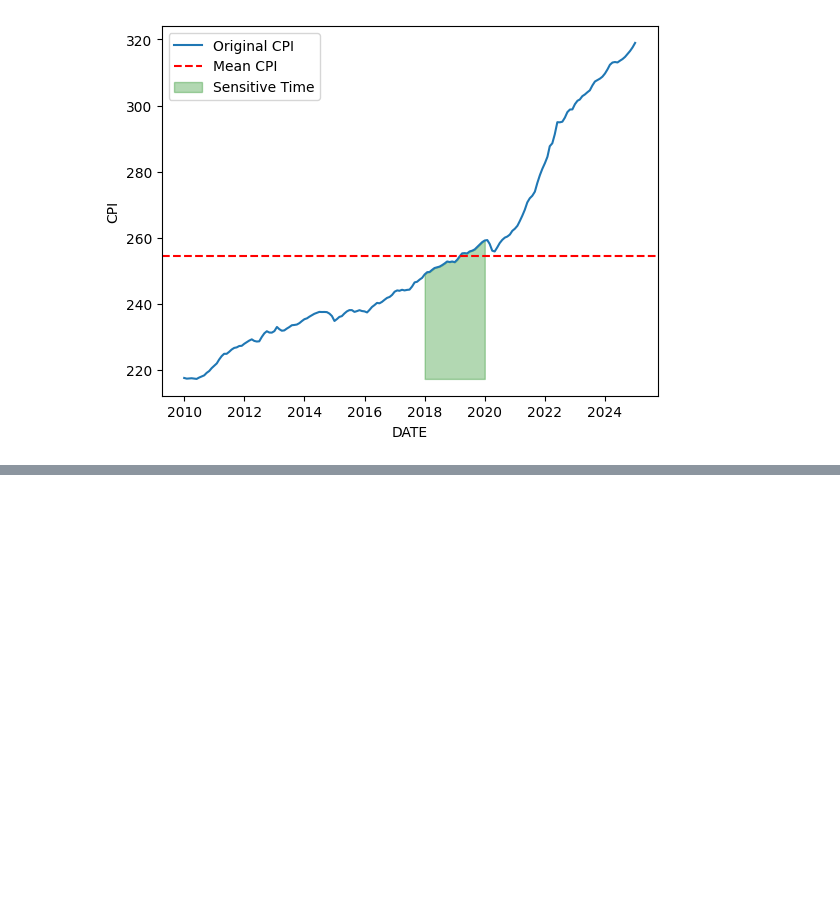
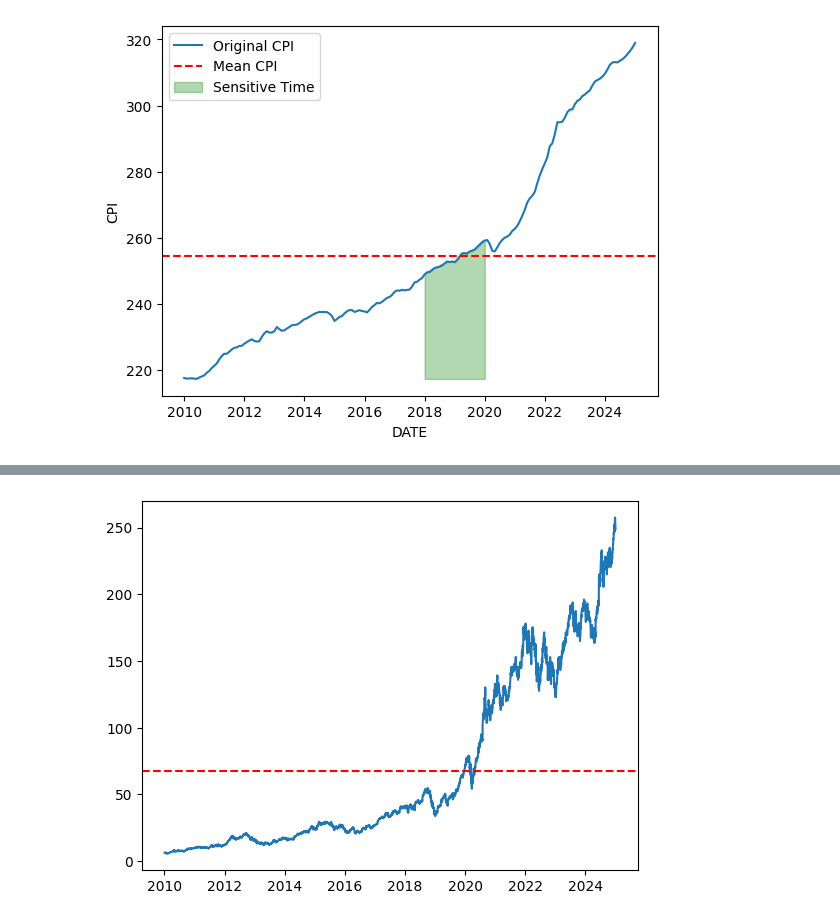
Before and after one commit to tanmaykumarchaki/AI-Driven-Market-Transformation-Analytics, a Jupyter notebook: ai-market-regime-shift-analysis/data_import.ipynb, the cells around one changed output, grey strips where cells are left out. Drawn from its saved outputs; the diff is of its cells as text; code cells hidden in the pictures; blank space fills up the shorter version.

Commit message:
APPLE Analysis

```diff
--- a/ai-market-regime-shift-analysis/data_import.ipynb
+++ b/ai-market-regime-shift-analysis/data_import.ipynb
@@ -71,3 +71,6 @@ plt.ylabel("CPI")
 plt.show()
 # %% [output]
 [figure]
+# %%
+df1 = pd.read_csv("data/APPLE.csv")
+df1
@@ -73,0 +99,12 @@ plt.show()
+# %%
+df1.rename(columns={'Price': 'Date'}, inplace = True)
+df1.isnull().sum()
+# df1.remove(None)
+df1 =df1.dropna()
+df1 = df1.drop_duplicates()
+df1.reset_index(inplace = True, drop = True)
+df1['Date'] = pd.to_datetime(df1['Date'],errors = 'coerce')
+
+df1 = df1.dropna(subset=['Date'])
+
+df1
@@ -73,0 +145,13 @@ plt.show()
+# %%
+df1['Close'] = pd.to_numeric(df1['Close'], errors = 'coerce')
+df1['Close'] = df1['Close'].round(2)
+
+x_close = df1['Close'].values
+y_close = df1['Date'].values
+x_close_mean = df1['Close'].values.mean()
+
+plt.plot(y_close,x_close)
+plt.axhline(x_close_mean, color = 'r', linestyle = '--')
+plt.show()
+# %% [output]
+[figure, added]
```
Also changed, not shown: parts of 4 cells of this notebook.
